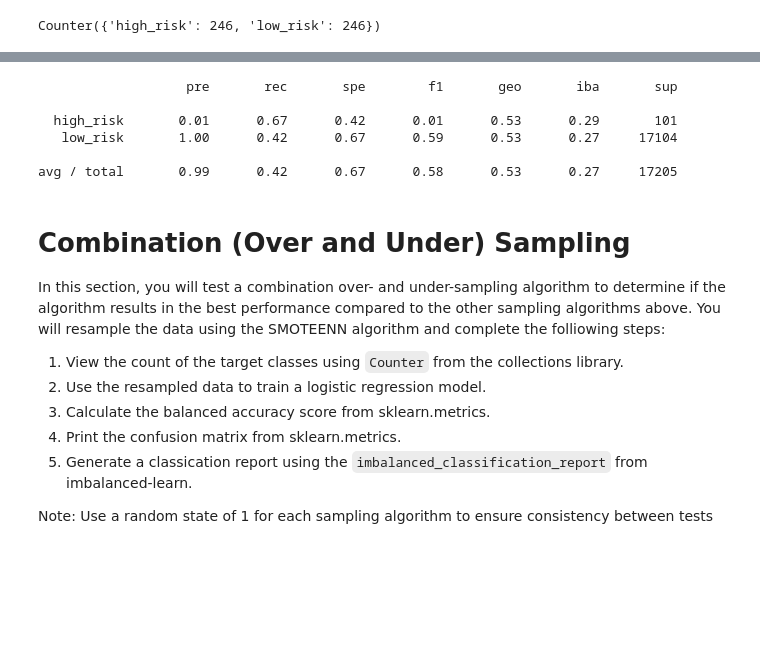
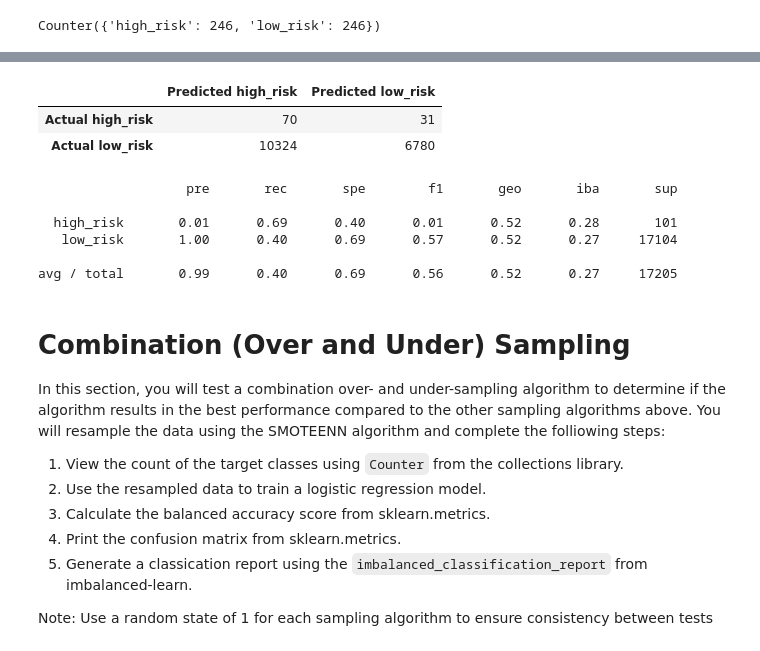
Before and after one commit to NBrown95/Credit_Risk_Analysis, a Jupyter notebook: credit_risk_resampling.ipynb, the cells around one changed output, grey strips where cells are left out. Cells and saved outputs as stored; diff of their text form; code cells hidden in the pictures; blank space fills up the shorter version.

```diff
--- a/credit_risk_resampling.ipynb
+++ b/credit_risk_resampling.ipynb
@@ -246,4 +246,6 @@ LogisticRegression(random_state=1)
 # %%
 # Calculated the balanced accuracy score
-# YOUR CODE HERE
+y_pred = model.predict(X_test)
+
+balanced_accuracy_score(y_test, y_pred)
 # %% [output]
@@ -257,13 +253,26 @@ array([[   68,    33],
+# %%
+# Display the confusion matrix
+# Calculating the confusion matrix
+cm = confusion_matrix(y_test, y_pred)
+
+# Create a DataFrame from the confusion matrix.
+cm_df = pd.DataFrame(
+    cm, index=["Actual high_risk", "Actual low_risk"], columns=["Predicted high_risk", "Predicted low_risk"])
+cm_df
+# %% [output]
+|  | Predicted high_risk | Predicted low_risk |
+| Actual high_risk | 70 | 31 |
+| Actual low_risk | 10324 | 6780 |
 # %%
 # Print the imbalanced classification report
-# YOUR CODE HERE
+print(classification_report_imbalanced(y_test, y_pred))
 # %% [output]
                    pre       rec       spe        f1       geo       iba       sup
 
-  high_risk       0.01      0.67      0.42      0.01      0.53      0.29       101
-   low_risk       1.00      0.42      0.67      0.59      0.53      0.27     17104
+  high_risk       0.01      0.69      0.40      0.01      0.52      0.28       101
+   low_risk       1.00      0.40      0.69      0.57      0.52      0.27     17104
 
-avg / total       0.99      0.42      0.67      0.58      0.53      0.27     17205
+avg / total       0.99      0.40      0.69      0.56      0.52      0.27     17205
 # %% [markdown]
 # Combination (Over and Under) Sampling
 
```
Also changed, not shown: parts of 3 cells of this notebook.
